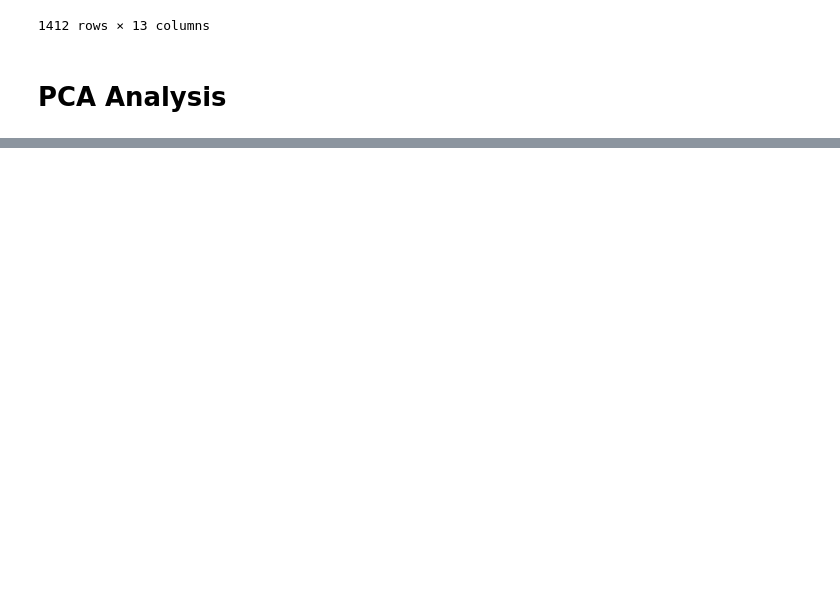
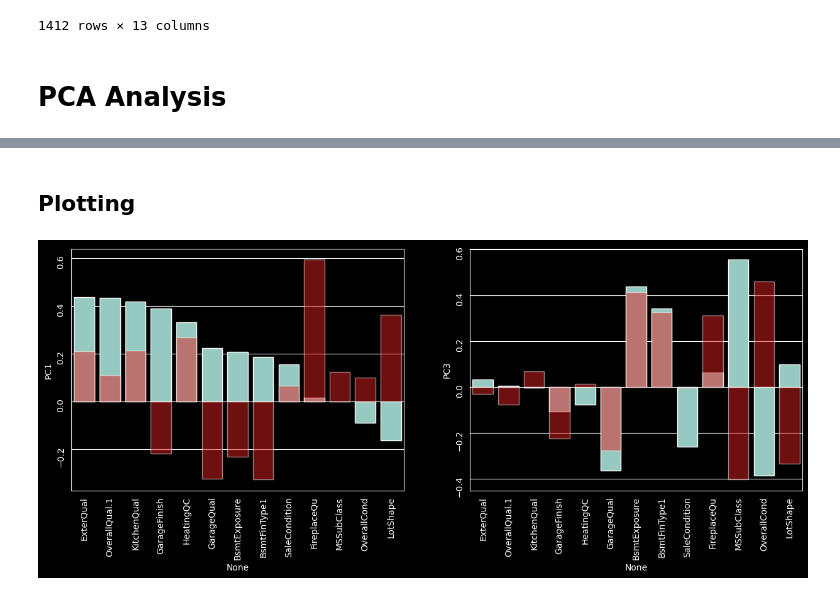
Before and after one commit to xXKeNdAmAmAsTeRXx/House_Prices_project, a Jupyter notebook: 3.2_EDA_ordinal.ipynb, the cells around one changed output, grey strips where cells are left out. Saved outputs shown, nothing was run; the diff lists cells and outputs as text; code cells hidden in the pictures; blank space fills up the shorter version.

Commit message:
standarzie x before calculating PC, plot results

```diff
--- a/3.2_EDA_ordinal.ipynb
+++ b/3.2_EDA_ordinal.ipynb
@@ -155,0 +163,16 @@ df_PCA
+# %% [markdown]
+## Plotting
+# %%
+fig, ax = plt.subplots(1,2, figsize = (15,5))
+ax=ax.flatten()
+sns.barplot(data = df_PCA, x=df_PCA.index, y='PC1', ax=ax[0])
+sns.barplot(data = df_PCA, x=df_PCA.index, y='PC2', alpha=0.5, color= 'red', ax=ax[0])
+ax[0].tick_params(rotation=90)
+
+
+sns.barplot(data = df_PCA, x=df_PCA.index, y='PC3', ax=ax[1])
+sns.barplot(data = df_PCA, x=df_PCA.index, y='PC4', alpha=0.5, color= 'red', ax=ax[1])
+ax[1].tick_params(rotation=90)
+plt.show()
+# %% [output]
+[figure, added]
```
Also changed, not shown: parts of 9 cells of this notebook.
